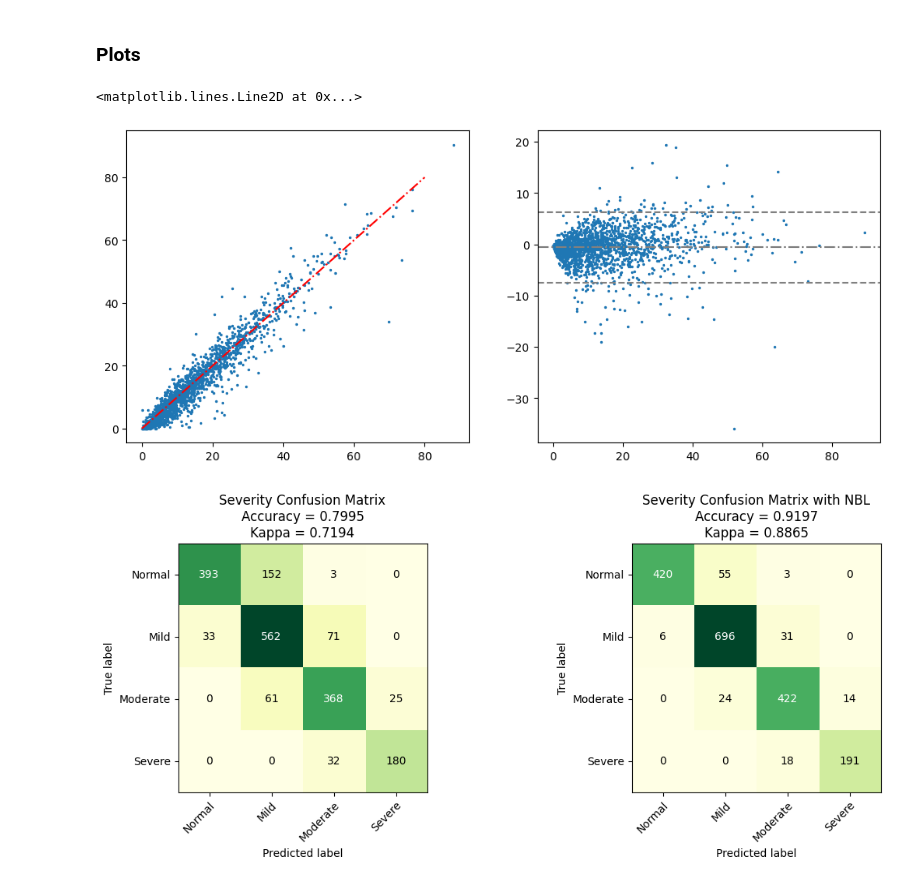
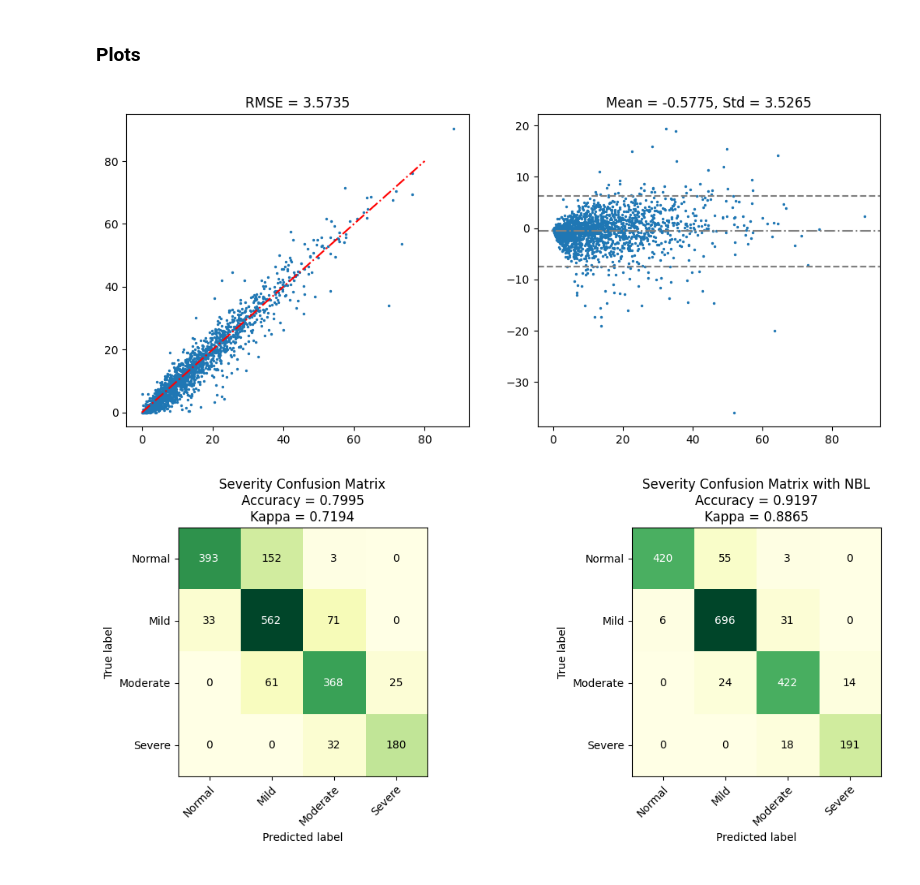
Before and after one commit to JulianBvW/Wearable-Sleep-Event-Detection, a Jupyter notebook: Notebooks/56_AHI_results.ipynb, the cells around one changed output. Saved outputs shown, nothing was run; the diff lists cells and outputs as text; code cells hidden in the pictures.

Commit message:
Added RMSE value

```diff
--- a/Notebooks/56_AHI_results.ipynb
+++ b/Notebooks/56_AHI_results.ipynb
@@ -41,19 +41,22 @@ ahis_pred, ahis_true = get_ahis(y_pred, y_true, thr)
 # %%
 _, (ax1, ax2) = plt.subplots(1, 2, figsize=(12, 5))
 
 ax1.scatter(ahis_true, ahis_pred, s=2)
 ax1.plot([0, 80], [0, 80], 'r-.')
+ax1.set_title(f'RMSE = {np.sqrt(((np.array(ahis_pred) - np.array(ahis_true)) ** 2).mean()):.4f}')
 
 mean = np.mean([ahis_pred, ahis_true], axis=0)
 diff = np.array(ahis_pred) - np.array(ahis_true)
 diff_mean, diff_std = np.mean(diff), np.std(diff, axis=0)
 ax2.scatter(mean, diff, s=2)
 ax2.axhline(diff_mean,                 color='gray', linestyle='-.')
 ax2.axhline(diff_mean + 1.96*diff_std, color='gray', linestyle='--')
 ax2.axhline(diff_mean - 1.96*diff_std, color='gray', linestyle='--')
+ax2.set_title(f'Mean = {diff_mean:.4f}, Std = {diff_std:.4f}')
+
+plt.show()
 # %% [output]
-<matplotlib.lines.Line2D at 0x...>
-[figure, old version]
+[figure, new version]
 # %%
 # Create Plot
 _, (ax1, ax2) = plt.subplots(1, 2, figsize=(12, 5))
```
